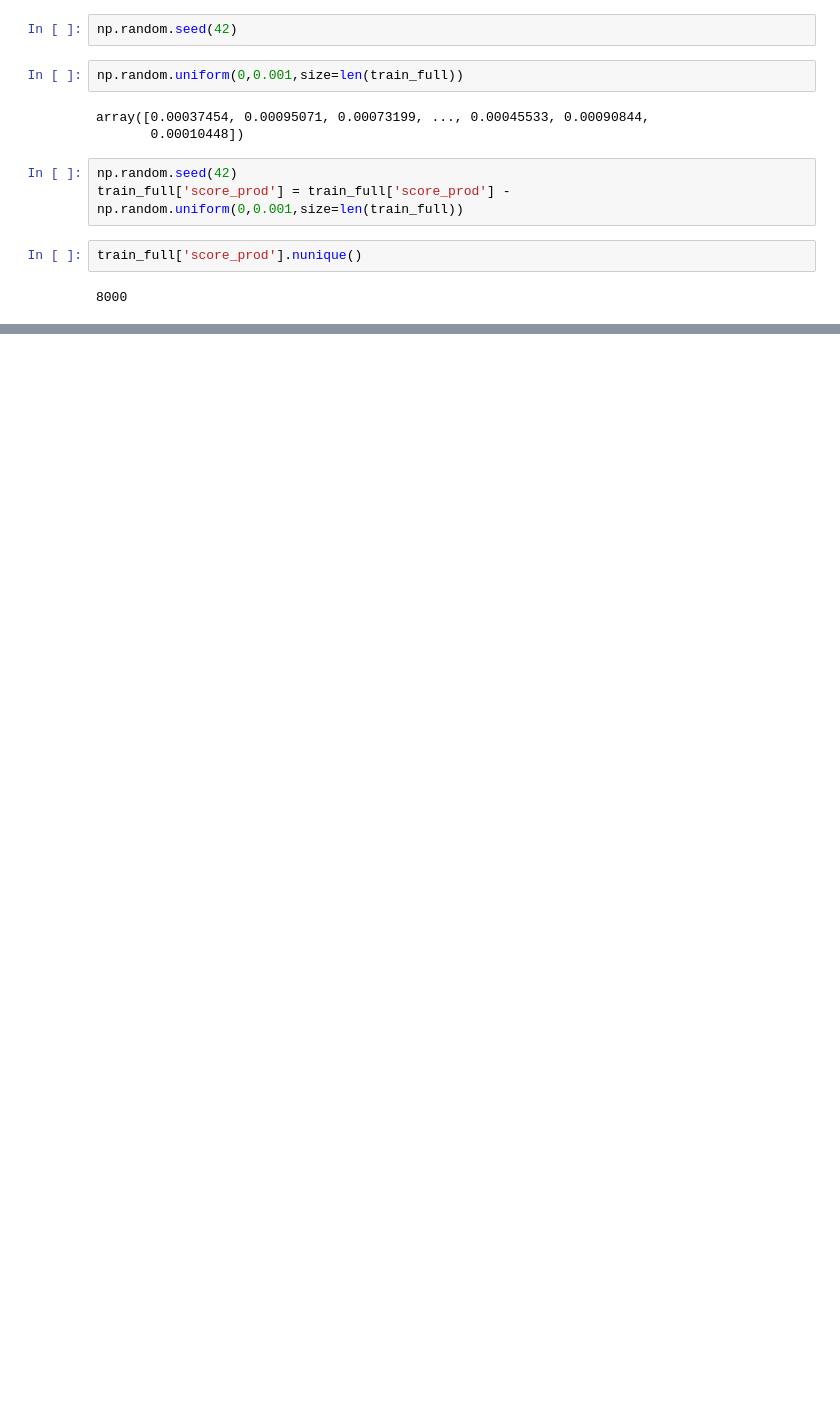
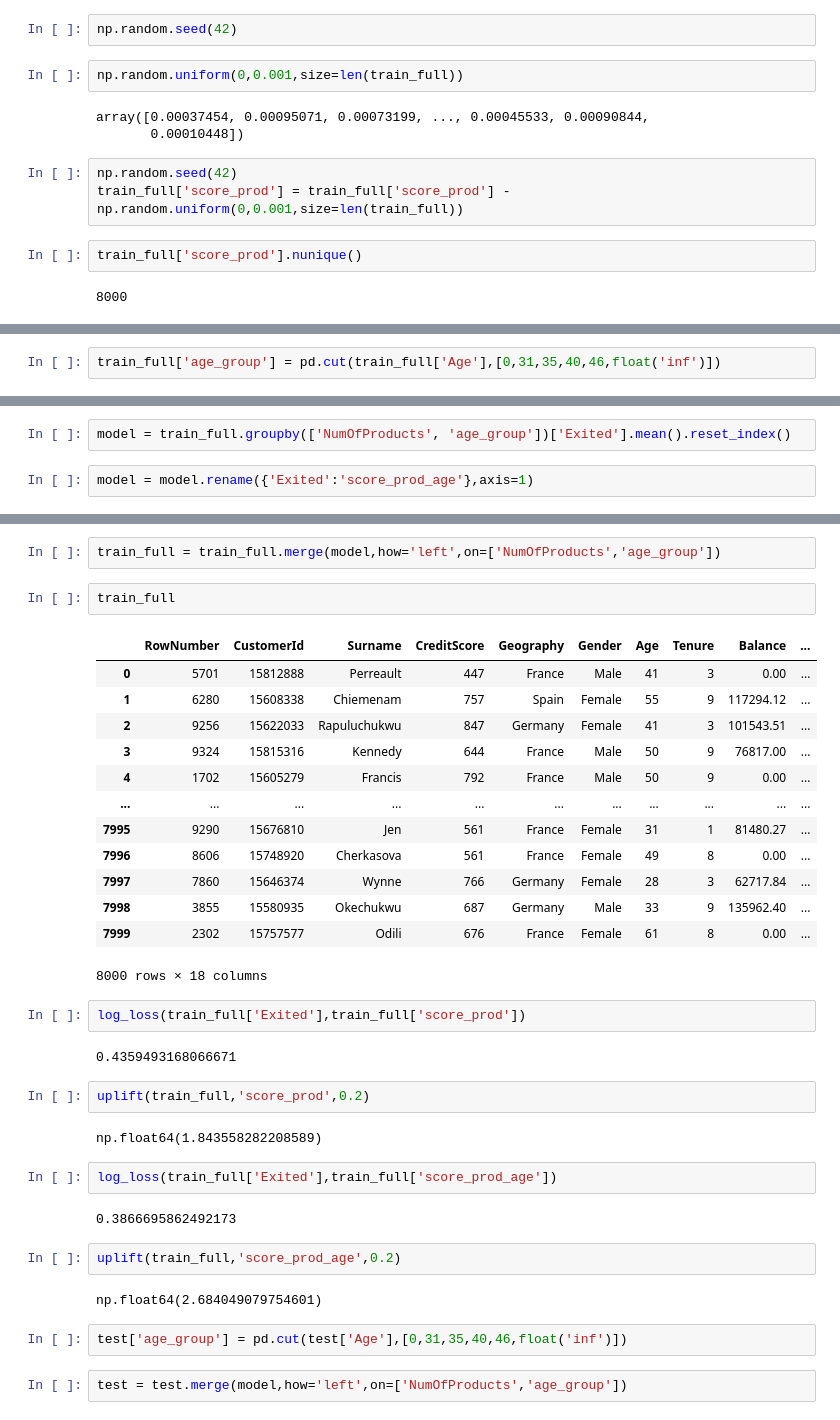
Before and after one commit to SergeyB81/Portfolio-DS, a Jupyter notebook: Car price/classification.ipynb, the cells around one changed output, grey strips where cells are left out. Cells and saved outputs as stored; diff of their text form; blank space fills up the shorter version.

```diff
--- a/Car price/classification.ipynb
+++ b/Car price/classification.ipynb
@@ -336,0 +408,2 @@ train_full['score_prod'].nunique()
+# %%
+train_full['age_group'] = pd.cut(train_full['Age'],[0,31,35,40,46,float('inf')])
@@ -336,0 +420,4 @@ train_full['score_prod'].nunique()
+# %%
+model = train_full.groupby(['NumOfProducts', 'age_group'])['Exited'].mean().reset_index()
+# %%
+model = model.rename({'Exited':'score_prod_age'},axis=1)
@@ -336,0 +444,38 @@ train_full['score_prod'].nunique()
+# %%
+train_full = train_full.merge(model,how='left',on=['NumOfProducts','age_group'])
+# %%
+train_full
+# %% [output]
+|  | RowNumber | CustomerId | Surname | CreditScore | Geography | Gender | Age | Tenure | Balance | ... |
+| 0 | 5701 | 15812888 | Perreault | 447 | France | Male | 41 | 3 | 0.00 | ... |
+| 1 | 6280 | 15608338 | Chiemenam | 757 | Spain | Female | 55 | 9 | 117294.12 | ... |
+| 2 | 9256 | 15622033 | Rapuluchukwu | 847 | Germany | Female | 41 | 3 | 101543.51 | ... |
+| 3 | 9324 | 15815316 | Kennedy | 644 | France | Male | 50 | 9 | 76817.00 | ... |
+| 4 | 1702 | 15605279 | Francis | 792 | France | Male | 50 | 9 | 0.00 | ... |
+| ... | ... | ... | ... | ... | ... | ... | ... | ... | ... | ... |
+| 7995 | 9290 | 15676810 | Jen | 561 | France | Female | 31 | 1 | 81480.27 | ... |
+| 7996 | 8606 | 15748920 | Cherkasova | 561 | France | Female | 49 | 8 | 0.00 | ... |
+| 7997 | 7860 | 15646374 | Wynne | 766 | Germany | Female | 28 | 3 | 62717.84 | ... |
+| 7998 | 3855 | 15580935 | Okechukwu | 687 | Germany | Male | 33 | 9 | 135962.40 | ... |
+| 7999 | 2302 | 15757577 | Odili | 676 | France | Female | 61 | 8 | 0.00 | ... |
+8000 rows × 18 columns
+# %%
+log_loss(train_full['Exited'],train_full['score_prod'])
+# %% [output]
+0.4359493168066671
+# %%
+uplift(train_full,'score_prod',0.2)
+# %% [output]
+np.float64(1.843558282208589)
+# %%
+log_loss(train_full['Exited'],train_full['score_prod_age'])
+# %% [output]
+0.3866695862492173
+# %%
+uplift(train_full,'score_prod_age',0.2)
+# %% [output]
+np.float64(2.684049079754601)
+# %%
+test['age_group'] = pd.cut(test['Age'],[0,31,35,40,46,float('inf')])
+# %%
+test = test.merge(model,how='left',on=['NumOfProducts','age_group'])
```
Also changed, not shown: parts of 29 cells of this notebook.
